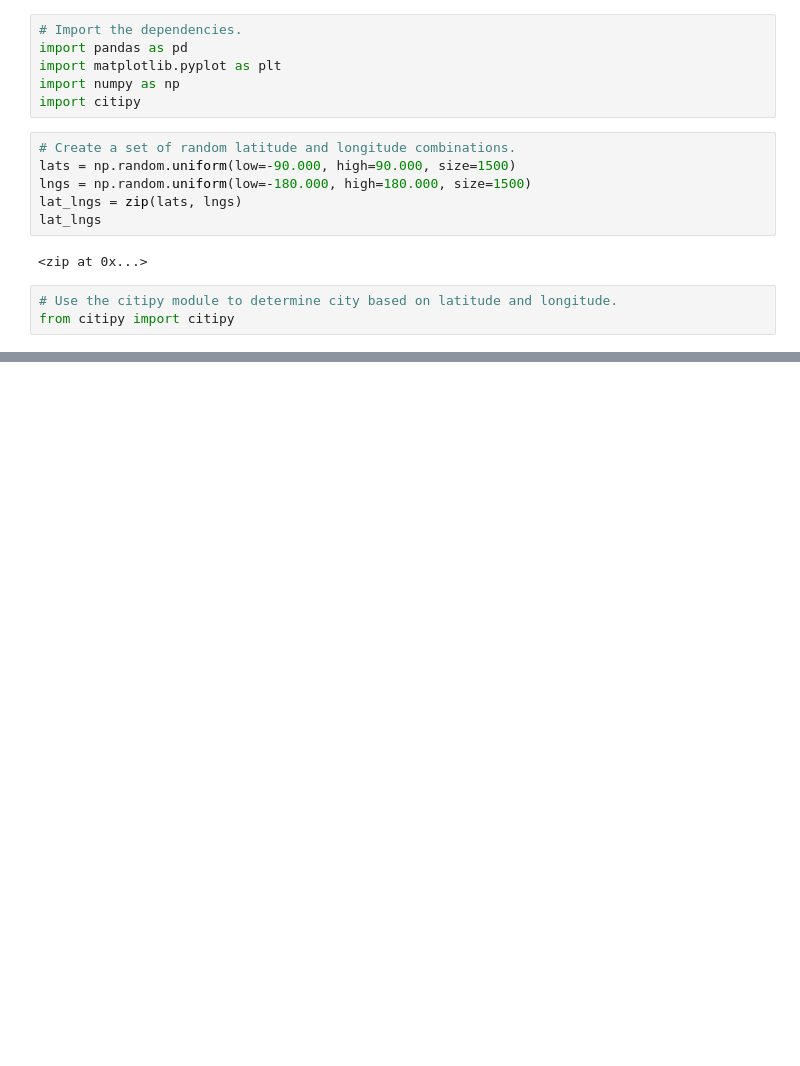
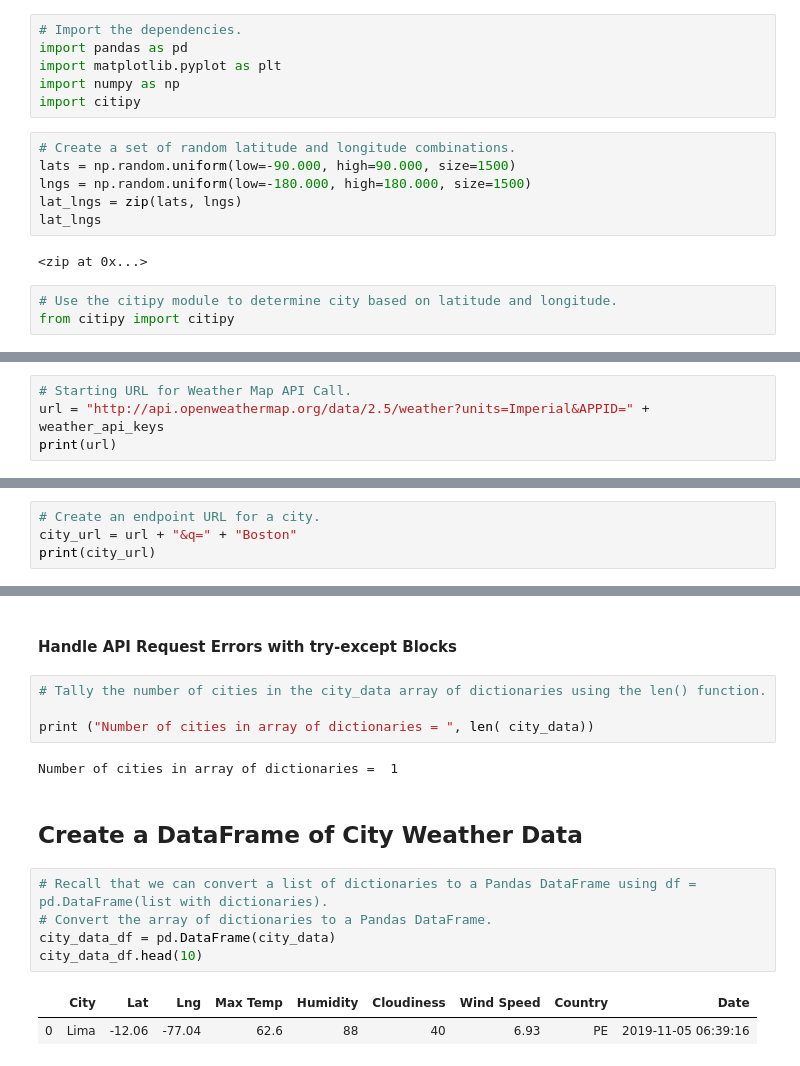
Before and after one commit to aodoming/World_Weather_Analysis_ADominguez, a Jupyter notebook: WeatherPy.ipynb, the cells around one changed output, grey strips where cells are left out. Saved outputs shown, nothing was run; the diff lists cells and outputs as text; blank space fills up the shorter version.

Commit message:
Add City Weather Data.

```diff
--- a/WeatherPy.ipynb
+++ b/WeatherPy.ipynb
@@ -33,0 +44,4 @@ len(cities)
+# %%
+# Starting URL for Weather Map API Call.
+url = "http://api.openweathermap.org/data/2.5/weather?units=Imperial&APPID=" + weather_api_keys
+print(url)
@@ -33,0 +50,4 @@ len(cities)
+# %%
+# Create an endpoint URL for a city.
+city_url = url + "&q=" + "Boston"
+print(city_url)
@@ -33,0 +158,19 @@ len(cities)
+# %% [markdown]
+#### Handle API Request Errors with try-except Blocks
+# %%
+# Tally the number of cities in the city_data array of dictionaries using the len() function.
+
+print ("Number of cities in array of dictionaries = ", len( city_data))
+# %% [output]
+Number of cities in array of dictionaries =  1
+# %% [markdown]
+
+## Create a DataFrame of City Weather Data
+# %%
+# Recall that we can convert a list of dictionaries to a Pandas DataFrame using df = pd.DataFrame(list with dictionaries).
+# Convert the array of dictionaries to a Pandas DataFrame.
+city_data_df = pd.DataFrame(city_data)
+city_data_df.head(10)
+# %% [output]
+|  | City | Lat | Lng | Max Temp | Humidity | Cloudiness | Wind Speed | Country | Date |
+| 0 | Lima | -12.06 | -77.04 | 62.6 | 88 | 40 | 6.93 | PE | 2019-11-05 06:39:16 |
```
Also changed, not shown: parts of 7 cells of this notebook.
